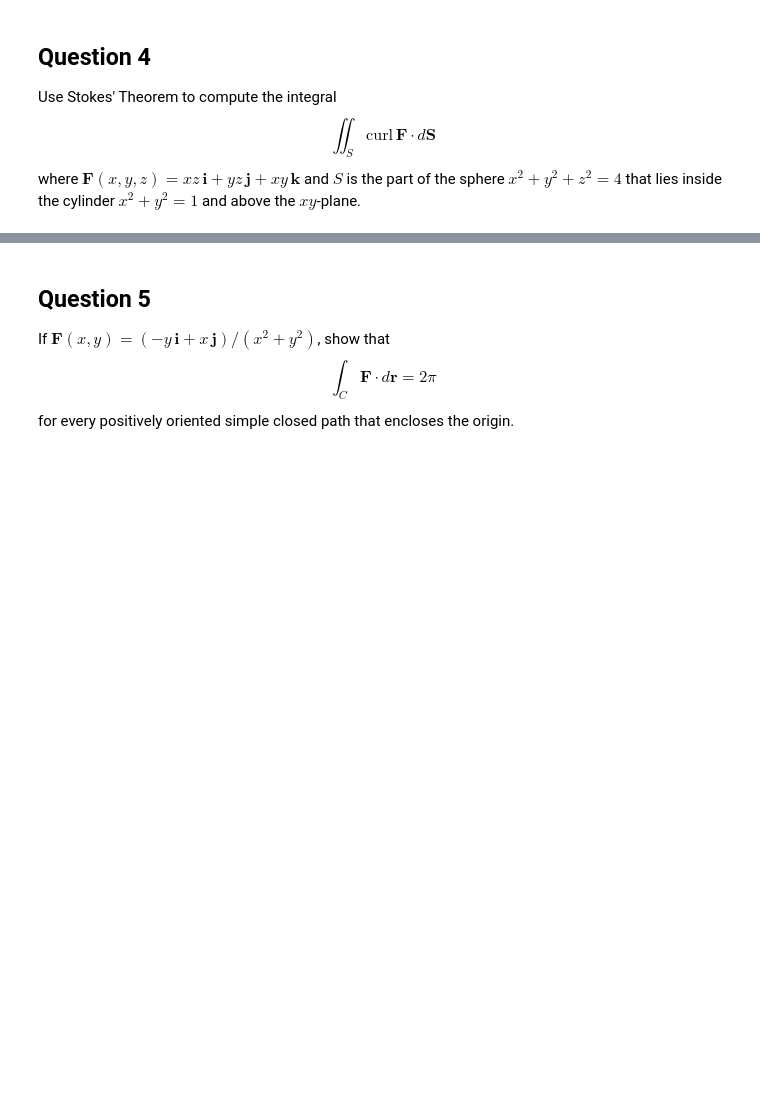
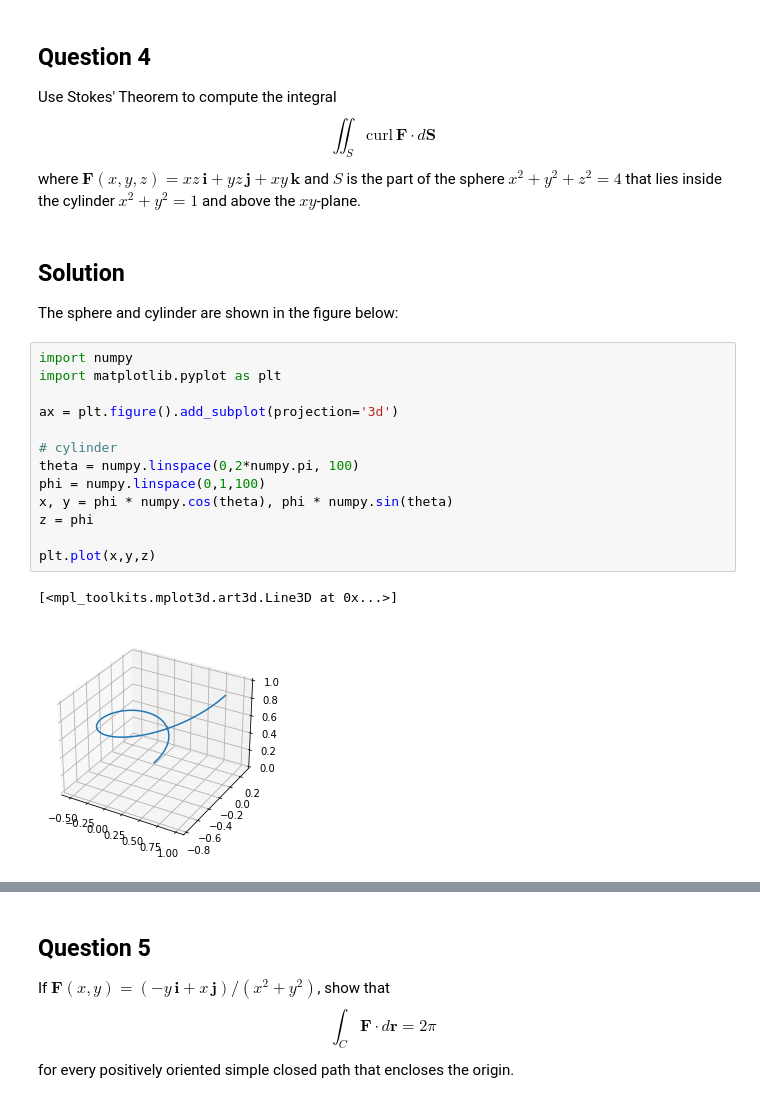
Before and after one commit to tripathics/vector-calculus_assignment, a Jupyter notebook: ma102_A2.ipynb, the cells around one changed output, grey strips where cells are left out. Saved outputs shown, nothing was run; the diff lists cells and outputs as text; blank space fills up the shorter version.

```diff
--- a/ma102_A2.ipynb
+++ b/ma102_A2.ipynb
@@ -216,3 +226,23 @@ plt.legend(['Curve C'])
 ---
 Use Stokes' Theorem to compute the integral $$\iint_S \mathrm{curl}\, \mathbf{F}\cdot d\mathbf{S}$$
 where $\mathbf{F}(x,y,z) = xz\, \mathbf{i} + yz\, \mathbf{j} + xy\, \mathbf{k}$ and $\mathit{S}$ is the part of the sphere $x^2 + y^2 + z^2 = 4$ that lies inside the cylinder $x^2 + y^2 = 1$ and above the $xy$-plane.
+# %% [markdown]
+**Solution**
+---
+The sphere and cylinder are shown in the figure below:
+# %%
+import numpy
+import matplotlib.pyplot as plt
+
+ax = plt.figure().add_subplot(projection='3d')
+
+# cylinder
+theta = numpy.linspace(0,2*numpy.pi, 100)
+phi = numpy.linspace(0,1,100)
+x, y = phi * numpy.cos(theta), phi * numpy.sin(theta)
+z = phi
+
+plt.plot(x,y,z)
+# %% [output]
+[<mpl_toolkits.mplot3d.art3d.Line3D at 0x...>]
+[figure, added]
```
Also changed, not shown: parts of 4 cells of this notebook, 1 other file.
